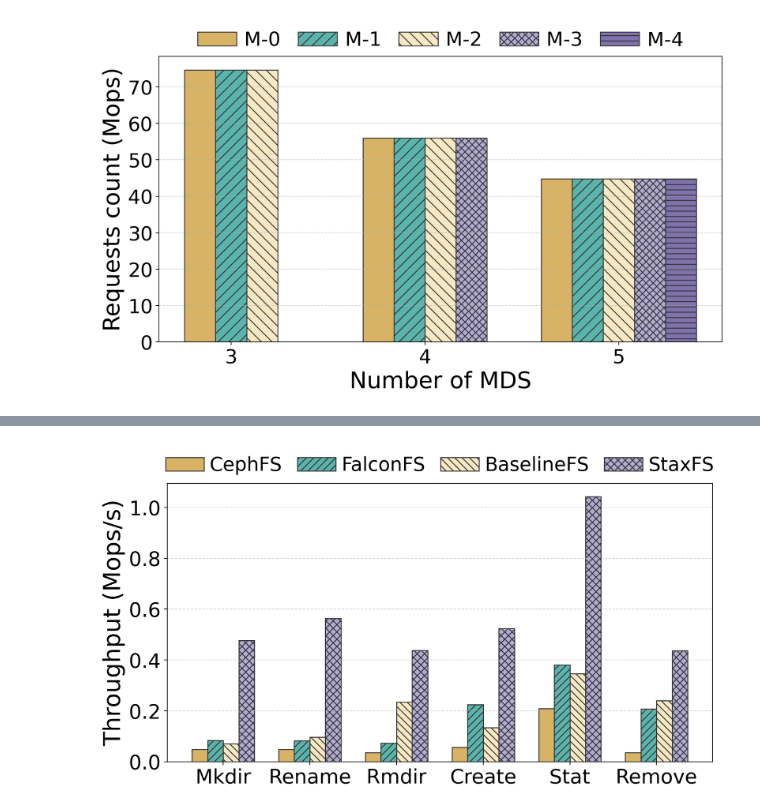
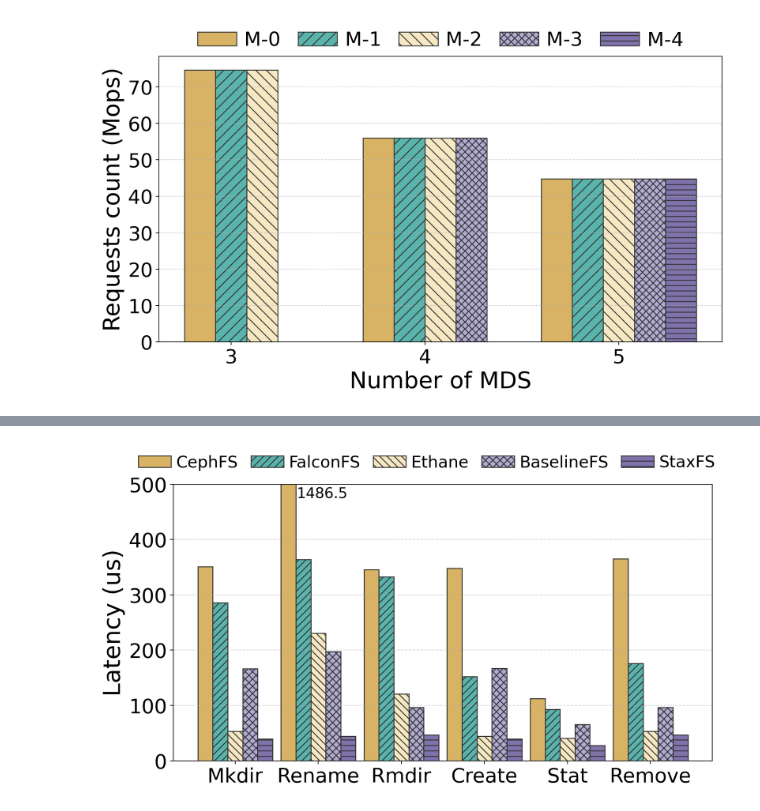
Before and after one commit to staxfs/StaxFS, a Jupyter notebook: scripts/statistics.ipynb, the cells around one changed output, grey strips where cells are left out. Saved outputs shown, nothing was run; the diff lists cells and outputs as text; code cells hidden in the pictures.

```diff
--- a/scripts/statistics.ipynb
+++ b/scripts/statistics.ipynb
@@ -1155,7 +1143,7 @@ data2 = read_file("../mdtest_5_64_nohint_3_8.log")     # +Layout
 data3 = read_file("../mdtest_5_64_3_8.log")             # +Layout +Filter
 
 datasets = [data1, data2, data3]
-configs = ["Base", "+L", "+LF"]
+configs = ["Base", "+Layout", "+Layout+Filter"]
 
 operations = [
     'Directory creation', 'Directory rename', 'Directory removal',
@@ -1207,4 +1195,8 @@ plt.grid(axis="y", linestyle="--", alpha=0.5)
 
 plt.tight_layout(rect=[0, 0, 1, 0.92])
 plt.show()
+
+print(data1)
+print(data2)
+print(data3)
 # %% [output]
@@ -1341,24 +1393,31 @@ import numpy as np
 
 # 读取数据
 data1 = {
- 'Directory creation': 48125.805,
- 'Directory rename': 48051.852,
- 'Directory removal': 36160.471,
- 'File creation': 56411.794,
- 'File stat': 208821.169,
- 'File removal': 36154.301}
+ 'Directory creation': 2846.866,
+ 'Directory rename': 672.719,
+ 'Directory removal': 2892.262,
+ 'File creation': 2874.449,
+ 'File stat': 8882.086,
+ 'File removal': 2739.364}
 data2 = {
- 'Directory creation': 83288.865,
- 'Directory rename': 82497.844,
- 'Directory removal': 72854.348,
- 'File creation': 224119.351,
- 'File stat': 380766.847,
- 'File removal': 208211.888}
-data3 = read_file("../base_mdtest_5_64_3_8.log")
-data4 = read_file("../mdtest_5_64_3_8.log")
+ 'Directory creation': 3500.195,
+ 'Directory rename': 2747.833,
+ 'Directory removal': 3006.430,
+ 'File creation': 6575.439,
+ 'File stat': 10778.152,
+ 'File removal': 5674.629}
+data3 = read_file("../base_mdtest_1_3_8.log")
+data4 = read_file("../mdtest_1_3_8.log")
+data5 = {
+ 'Directory creation': 18788.991,
+ 'Directory rename': 4335.077,
+ 'Directory removal': 8261.896,
+ 'File creation': 22615.210,
+ 'File stat': 24570.298,
+ 'File removal': 18827.128}
 
-datasets = [data1, data2, data3, data4]
-configs = ["CephFS", "FalconFS", "BaselineFS", "StaxFS"]
+datasets = [data1, data2, data5, data3, data4]
+configs = ["CephFS", "FalconFS", "Ethane", "BaselineFS", "StaxFS"]
 
 operations = [
     'Directory creation', 'Directory rename', 'Directory removal',
@@ -1366,13 +1425,27 @@ operations = [
 ]
 labels = ['Mkdir', 'Rename', 'Rmdir', 'Create', 'Stat', 'Remove']
 
+for op in operations:
+    val1 = 1 / data1[op] * 1_000 * 1000
+    val2 = 1 / data2[op] * 1_000 * 1000
+    val3 = 1 / data3[op] * 1_000 * 1000
+    val4 = 1 / data4[op] * 1_000 * 1000
+    val5 = 1 / data5[op] * 1_000 * 1000
+    speedup_1 = val4 / val1 * 100
+    speedup_2 = val4 / val2 * 100
+    speedup_3 = val4 / val3 * 100
+    speedup_4 = val4 / val5 * 100
+    print(f"{op}: {val1:.2f} -> {val4:.2f} ({speedup_1:.2f}/%), {val2:.2f} -> "
+          f"{val4:.2f} ({speedup_2:.2f}/%), {val3:.2f} -> {val4:.2f} "
+          f"({speedup_3:.2f}/%), {val5:.2f} -> {val4:.2f} ({speedup_4:.2f}/%)")
+
 # 颜色与示例图风格
 # colors = ["#f6d565", "#d6e9a7", "#9cd3b3", "#7aa5d8"]
 colors = [
     "#d8b365", "#5ab4ac", "#f6e8c3",
     "#b2abd2", "#8073ac", "#e08214"
 ]
-hatches = ["", "///", "\\\\\\", "xxx"]
+hatches = ["", "///", "\\\\\\", "xxx", "--"]
 
 num_ops = len(operations)
 num_cfg = len(datasets)
@@ -1384,7 +1457,7 @@ plt.figure(figsize=(10, 6), dpi=200)
 
 # ======= 绘制多个配置的柱状图 =======
 for cfg_idx in range(num_cfg):
-    values = [datasets[cfg_idx][op] / 1_000_000 for op in operations]
+    values = [1 / datasets[cfg_idx][op] * 1_000 * 1000 for op in operations]
 
     plt.bar(
         x + cfg_idx * bar_width,
@@ -1397,13 +1470,15 @@ for cfg_idx in range(num_cfg):
     )
 
 # 坐标轴标注
-plt.xticks(x + bar_width * 1.5, labels, fontsize=22)
+plt.xticks(x + bar_width * 2, labels, fontsize=22)
 plt.yticks(fontsize=22)
-plt.ylabel("Throughput (Mops/s)", fontsize=26)
+plt.ylim(0, 500)
+plt.ylabel("Latency (us)", fontsize=26)
 
-# 图例放上方
-plt.legend(ncol=4, fontsize=21, loc="upper center",
-           bbox_to_anchor=(0.5, 1.16), frameon=False,
+plt.text(1.1, 475, "1486.5", fontsize=16, color='black')
+
+plt.legend(ncol=5, fontsize=18, loc="upper center",
+           bbox_to_anchor=(0.47, 1.16), frameon=False,
            handletextpad=0.3, columnspacing=0.8)
 
 plt.grid(axis="y", linestyle="--", alpha=0.5)
@@ -1414 +1495 @@ plt.show()
-[figure, old version]
+[figure, new version]
```
Also changed, not shown: parts of 14 cells of this notebook, 5 other files.
